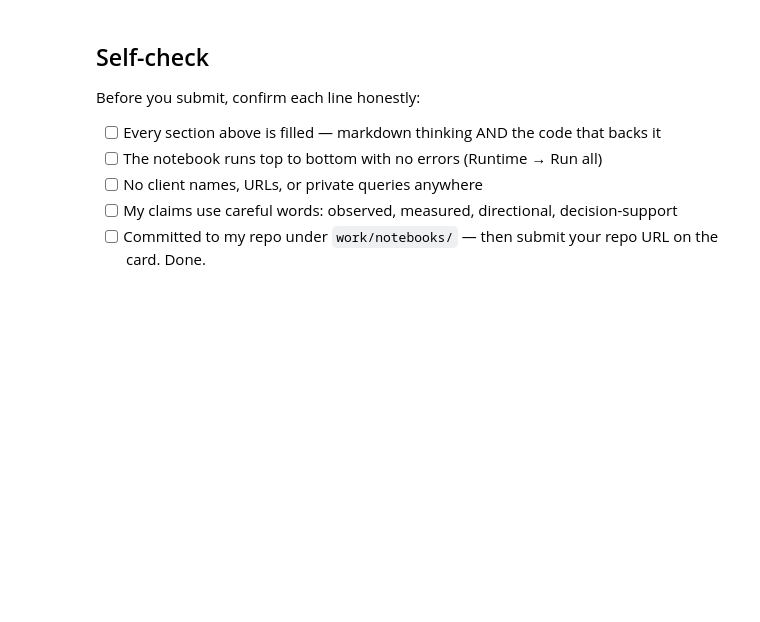
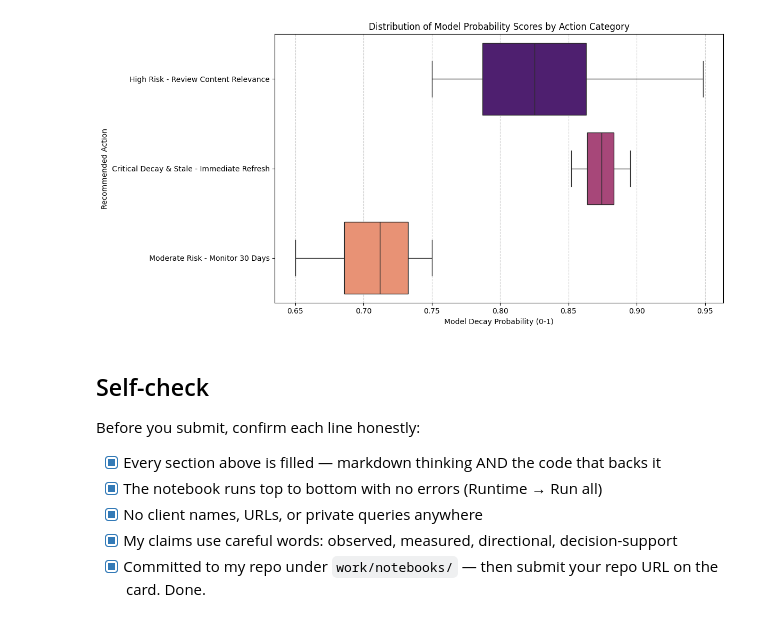
Before and after one commit to beratbaspinar/flyrank-ml-internship, a Jupyter notebook: work/notebooks/w07_action_playbook.ipynb, the cells around one changed output. Saved outputs shown, nothing was run; the diff lists cells and outputs as text; code cells hidden in the pictures; blank space fills up the shorter version.

```diff
--- a/work/notebooks/w07_action_playbook.ipynb
+++ b/work/notebooks/w07_action_playbook.ipynb
@@ -44,10 +156,27 @@ This skeleton is yours to fill. Work the sections **in order** — each one has
+# %%
+import seaborn as sns
+import matplotlib.pyplot as plt
+
+# Revert chart labels to English
+plt.figure(figsize=(12, 6))
+sns.boxplot(data=action_queue, x='decay_probability', y='recommended_action', palette='magma', hue='recommended_action', legend=False)
+
+plt.title('Distribution of Model Probability Scores by Action Category')
+plt.xlabel('Model Decay Probability (0-1)')
+plt.ylabel('Recommended Action')
+plt.grid(axis='x', linestyle='--', alpha=0.6)
+
+plt.tight_layout()
+plt.show()
+# %% [output]
+[figure, added]
 # %% [markdown]
 ## Self-check
 
 Before you submit, confirm each line honestly:
 
-- [ ] Every section above is filled — markdown thinking AND the code that backs it
-- [ ] The notebook runs top to bottom with no errors (Runtime → Run all)
-- [ ] No client names, URLs, or private queries anywhere
-- [ ] My claims use careful words: observed, measured, directional, decision-support
-- [ ] Committed to my repo under `work/notebooks/` — then submit your repo URL on the card. Done.
+- [x] Every section above is filled — markdown thinking AND the code that backs it
+- [x] The notebook runs top to bottom with no errors (Runtime → Run all)
+- [x] No client names, URLs, or private queries anywhere
+- [x] My claims use careful words: observed, measured, directional, decision-support
+- [x] Committed to my repo under `work/notebooks/` — then submit your repo URL on the card. Done.
```
Also changed, not shown: parts of 20 cells of this notebook.
